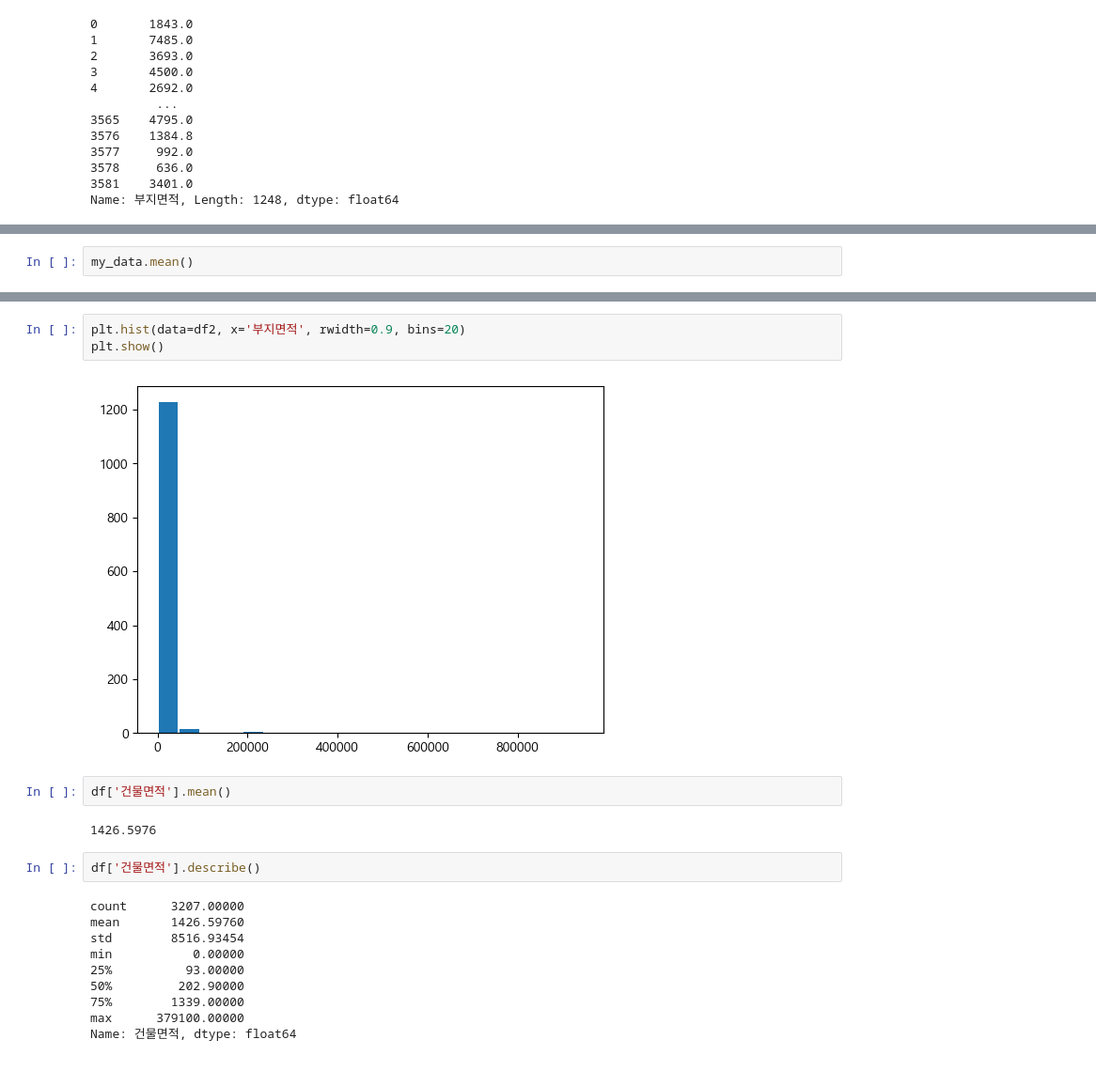
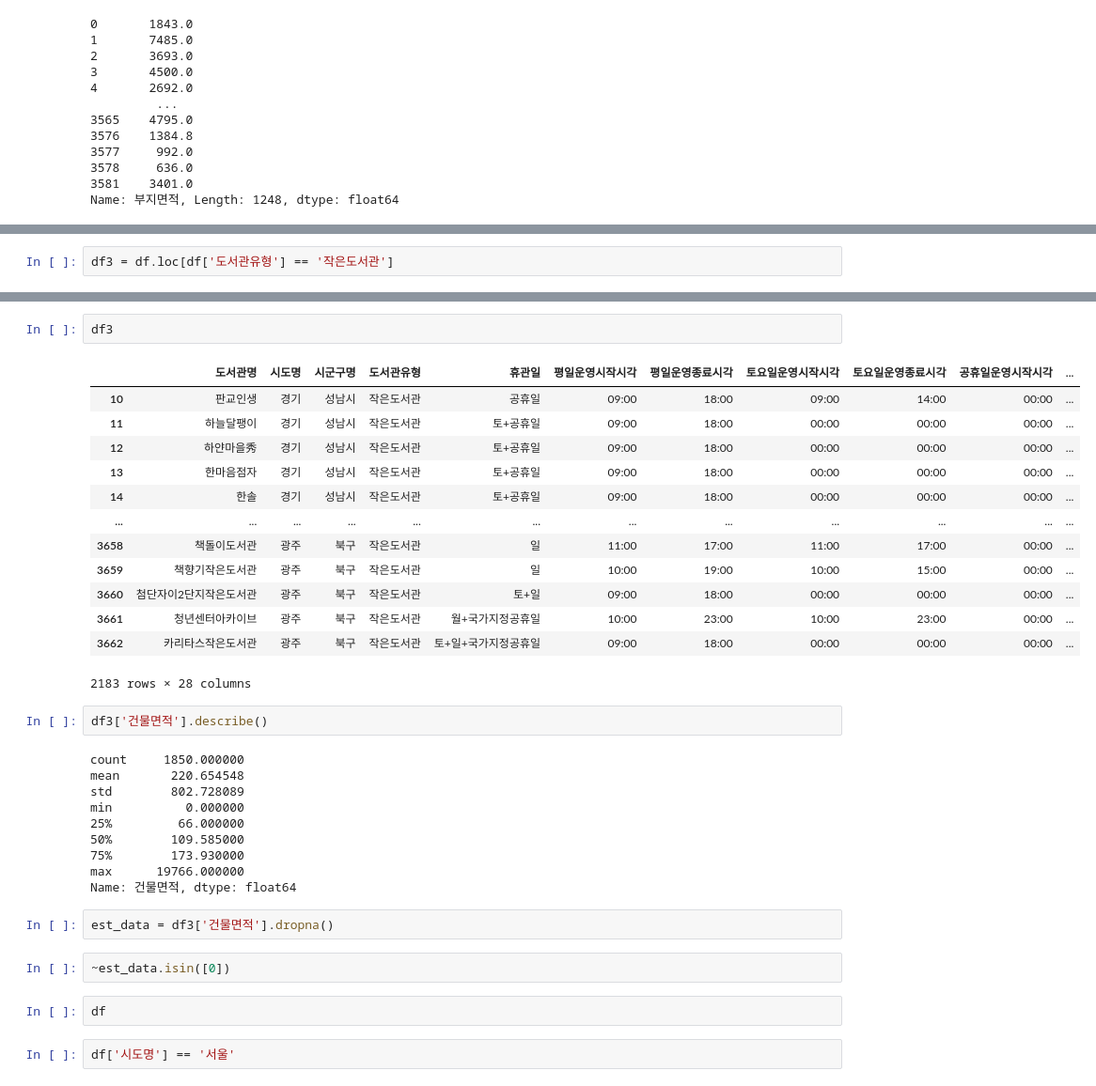
Before and after one commit to qooqookeke/car_greenhouse_gas, a Jupyter notebook: test.ipynb, the cells around one changed output, grey strips where cells are left out. Shown at 94% size. Cells and saved outputs as stored; diff of their text form.

```diff
--- a/test.ipynb
+++ b/test.ipynb
@@ -243,2 +290,2 @@ TypeError: isin() missing 1 required positional argument: 'values'
 # %%
-my_data.mean()
+df3 = df.loc[df['도서관유형'] == '작은도서관']
@@ -259,21 +292,36 @@ Name: 부지면적, dtype: float64
 # %%
-plt.hist(data=df2, x='부지면적', rwidth=0.9, bins=20)
-plt.show()
+df3
 # %% [output]
-[figure, removed]
+|  | 도서관명 | 시도명 | 시군구명 | 도서관유형 | 휴관일 | 평일운영시작시각 | 평일운영종료시각 | 토요일운영시작시각 | 토요일운영종료시각 | 공휴일운영시작시각 | ... |
+| 10 | 판교인생 | 경기 | 성남시 | 작은도서관 | 공휴일 | 09:00 | 18:00 | 09:00 | 14:00 | 00:00 | ... |
+| 11 | 하늘달팽이 | 경기 | 성남시 | 작은도서관 | 토+공휴일 | 09:00 | 18:00 | 00:00 | 00:00 | 00:00 | ... |
+| 12 | 하얀마을秀 | 경기 | 성남시 | 작은도서관 | 토+공휴일 | 09:00 | 18:00 | 00:00 | 00:00 | 00:00 | ... |
+| 13 | 한마음점자 | 경기 | 성남시 | 작은도서관 | 토+공휴일 | 09:00 | 18:00 | 00:00 | 00:00 | 00:00 | ... |
+| 14 | 한솔 | 경기 | 성남시 | 작은도서관 | 토+공휴일 | 09:00 | 18:00 | 00:00 | 00:00 | 00:00 | ... |
+| ... | ... | ... | ... | ... | ... | ... | ... | ... | ... | ... | ... |
+| 3658 | 책돌이도서관 | 광주 | 북구 | 작은도서관 | 일 | 11:00 | 17:00 | 11:00 | 17:00 | 00:00 | ... |
+| 3659 | 책향기작은도서관 | 광주 | 북구 | 작은도서관 | 일 | 10:00 | 19:00 | 10:00 | 15:00 | 00:00 | ... |
+| 3660 | 첨단자이2단지작은도서관 | 광주 | 북구 | 작은도서관 | 토+일 | 09:00 | 18:00 | 00:00 | 00:00 | 00:00 | ... |
+| 3661 | 청년센터아카이브 | 광주 | 북구 | 작은도서관 | 월+국가지정공휴일 | 10:00 | 23:00 | 10:00 | 23:00 | 00:00 | ... |
+| 3662 | 카리타스작은도서관 | 광주 | 북구 | 작은도서관 | 토+일+국가지정공휴일 | 09:00 | 18:00 | 00:00 | 00:00 | 00:00 | ... |
+2183 rows × 28 columns
 # %%
-df['건물면적'].mean()
+df3['건물면적'].describe()
 # %% [output]
-1426.5976
+count     1850.000000
+mean       220.654548
+std        802.728089
+min          0.000000
+25%         66.000000
+50%        109.585000
+75%        173.930000
+max      19766.000000
+Name: 건물면적, dtype: float64
 # %%
-df['건물면적'].describe()
+est_data = df3['건물면적'].dropna()
-# %% [output]
-count      3207.00000
-mean       1426.59760
-std        8516.93454
-min           0.00000
-25%          93.00000
-50%         202.90000
-75%        1339.00000
-max      379100.00000
-Name: 건물면적, dtype: float64
+# %%
+~est_data.isin([0])
+# %%
+df
+# %%
+df['시도명'] == '서울'
```
Also changed, not shown: parts of 17 cells of this notebook.
